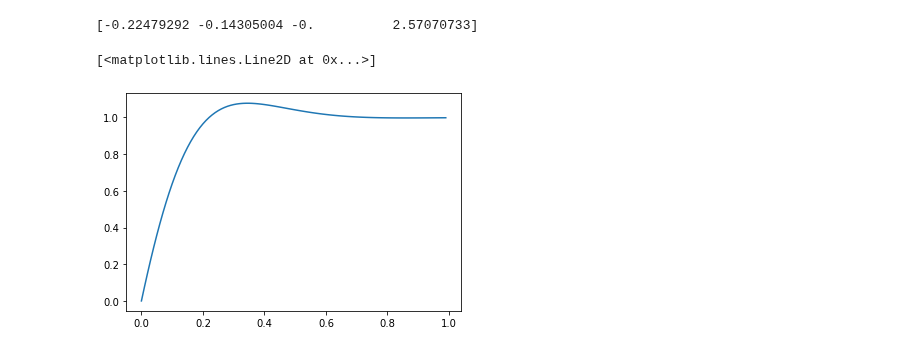
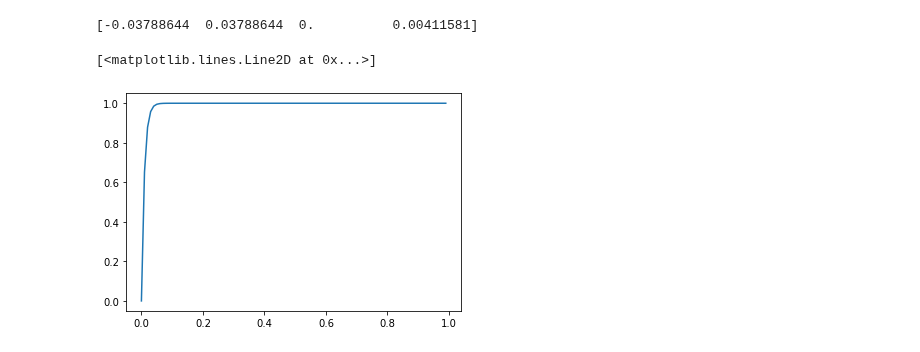
Before and after one commit to jjffkkgg/pytorch_practice, a Jupyter notebook: python/reference_nb/quadrotor_sim.ipynb, the cells around one changed output. Drawn from its saved outputs; the diff is of its cells as text; code cells hidden in the pictures.

```diff
--- a/python/reference_nb/quadrotor_sim.ipynb
+++ b/python/reference_nb/quadrotor_sim.ipynb
@@ -153,9 +161,9 @@ def derive_equations():
     J_b = ca.diag(ca.vertcat(Jx, Jy, Jz))                                             # Moment of inertia of quadrotor
 
     # forces and moments
-    C_bn = euler_to_dcm(euler)                                                      # from euler to direction cosine matrix
+    C_nb = euler_to_dcm(euler)                                                      # from euler to direction cosine matrix
     F_b = ca.vertcat(0, 0, 0)
-    g_b = ca.mtimes(C_bn.T, ca.vertcat(0, 0, -m*g))
+    g_b = ca.mtimes(C_nb.T, ca.vertcat(0, 0, -m*g))
     F_b += g_b                                                                      # Body Force Initialize
     M_b = ca.SX.zeros(3)                                                            # Body moment(torque) Initialize
     u_motor = saturate(mix2motor(u_mix), len(motor_dirs))                           # convert u_mix(angle input) to motor duty
@@ -171,7 +179,7 @@ def derive_equations():
             V = V, kV = kV, CT = CT, Cm = Cm                                        # get scalar F and M of each rotor
         )
         Fi_b_vec = ca.vertcat(0, 0, Fi_b)
-        Mi_b_vec = ca.vertcat(0, 0, motor_dirs[i] * Mi_b)                           # get each rotor's F and M vector
+        Mi_b_vec = ca.vertcat(0, 0, -motor_dirs[i] * Mi_b)                           # get each rotor's F and M vector
         F_b += Fi_b_vec                                                             # sum up all rotor F vector
         M_b += Mi_b_vec + ca.cross(ri_b, Fi_b_vec)                                  # sum up all rotor M vector & M from each leg
 
@@ -182,21 +190,19 @@ def derive_equations():
                   M_b - ca.cross(omega_b, ca.mtimes(J_b, omega_b))),                # omega dot (angular acceleration)
         F_b/m - ca.cross(omega_b,vel_b),                                            # v dot (acceleration)
         euler_kinematics(euler,omega_b),                                            # omega (angular velocity) (inertial)
-        ca.mtimes(C_bn, vel_b),                                                     # v (velocity) (inertial)
+        ca.mtimes(C_nb, vel_b),                                                   # v (velocity) (inertial)
         )], ['x','u_mix','p'],['x_dot'])
 
     vel_ref = pos_n_ref - pos_n
-    vel_ref_b = ca.mtimes(C_bn, vel_ref)
-    acc_ref_b = vel_ref_b - x[3:6]
+    vel_ref_b = ca.mtimes(C_nb.T, vel_ref)
+    acc_ref_b = vel_ref_b - vel_b
     # vel_err_b_z = acc_ref_b[2]
     F_ref_b = acc_ref_b * par.m
-    F_err_b = F_ref_b - F_b
-    F_ref_T = F_ref_b - g_b
-    vel_err_b_z = F_ref_T[2] * par.m
+    # F_ref_T_b = F_ref_b - g_b
+    vel_err_z_b = F_ref_b[2] / par.m
 
-
-    F_err_b[2] = 0
-    F_Tf_b = F_err_b - g_b
+    F_ref_b[2] = 0
+    F_Tf_b = F_ref_b - g_b
     F_b_xy = F_b
     F_b_xy[2] = 0
     F_Ti_b = F_b_xy - g_b
@@ -205,8 +211,8 @@ def derive_equations():
     omega_b_ref = theta_err_b_hat * theta_err_b_mag
     omega_b_err = omega_b_ref - omega_b
 
-    f_control = ca.Function('f_control', [x,u_mix,p,pos_n_ref], [vel_err_b_z, omega_b_err, vel_ref_b, omega_b_ref],
-    ['x','u_mix','p','pos_n_ref'],['vel_err_b_z','omega_b_err','vel_ref_b','omega_b_ref'])
+    f_control = ca.Function('f_control', [x,u_mix,p,pos_n_ref], [vel_err_z_b, omega_b_err, vel_ref_b, omega_b_ref],
+    ['x','u_mix','p','pos_n_ref'],['vel_err_z_b','omega_b_err','vel_ref_b','omega_b_ref'])
 
     return {
         'x': x,
@@ -237,7 +243,7 @@ xi = [0]*12
 xi[9:12] = par.startpoint
 p = par.p
 dt = 0.01
-t = 1
+t = 0.1
 hover_thrust = throttle(p[0]*p[8],p[3],p[2],p[4],p[5],p[6],p[7])
 u0 = np.array([0,0,0,hover_thrust*4])
 ui = u0
@@ -245,7 +251,7 @@ xi_c = np.zeros(1)
 xi_c2 = np.zeros([2,1])
 
 [err_vbz, err_wb, ref_vb, ref_wb] = eqs['f_control'](xi, ui, p, par.ref_trajectory[int(t/dt)])
-err_vbz *= 3
+err_vbz *= 1
 
 [A,B,C,D] = lin_state_func(xi,ui,p)
 sys = control.ss(A,B,C,D)
@@ -268,34 +274,34 @@ H_thrustr = (s+10)/(s+5)
 
 H = [H_rollr, H_pitchr, H_yawr, H_thrustr]
 
 for i in range(len(TF)):
         TF[i] *= H[i]
         TF_f[i] = TF[i].feedback()
 
 rollr_sys = control.tf2ss(control.c2d(TF_f[0], dt))
 pitchr_sys = control.tf2ss(control.c2d(TF_f[1], dt))
 yawr_sys = control.tf2ss(control.c2d(TF_f[2], dt))
 thrust_sys = control.tf2ss(control.c2d(TF_f[3], dt))
 
 rx_0 = np.zeros((rollr_sys.A.shape[0],1))
 px_0 = np.zeros((pitchr_sys.A.shape[0],1))
 yx_0 = np.zeros((yawr_sys.A.shape[0],1))
 tx_0 = np.zeros((thrust_sys.A.shape[0],1))
 
 rx = np.dot(rollr_sys.A, rx_0) + np.dot(rollr_sys.B, err_wb[0])
 px = np.dot(pitchr_sys.A, px_0) + np.dot(pitchr_sys.B, err_wb[1])
 yx = np.dot(yawr_sys.A, yx_0) + np.dot(yawr_sys.B, err_wb[2])
 tx = np.dot(thrust_sys.A, tx_0) + np.dot(thrust_sys.B, err_vbz)
 
 ui[0] = np.dot(rollr_sys.C, rx) + np.dot(rollr_sys.D, err_wb[0])
 ui[1] = np.dot(pitchr_sys.C, px) + np.dot(pitchr_sys.D, err_wb[1])
 ui[2] = np.dot(yawr_sys.C, yx) + np.dot(yawr_sys.D, err_wb[2])
 ui[3] = np.dot(thrust_sys.C, tx) + np.dot(thrust_sys.D, err_vbz)
 print(ui)
-t,y = control.step_response(TF[3],np.arange(0,1,0.01))
+t,y = control.step_response(TF[1],np.arange(0,1,0.01))
 plt.plot(t,y)
 # %% [output]
-[-0.22479292 -0.14305004 -0.          2.57070733]
+[-0.03788644  0.03788644  0.          0.00411581]
 [<matplotlib.lines.Line2D at 0x...>]
-[figure, old version]
+[figure, new version]
 # %%
```
Also changed, not shown: parts of 7 cells of this notebook, 6 other files.
